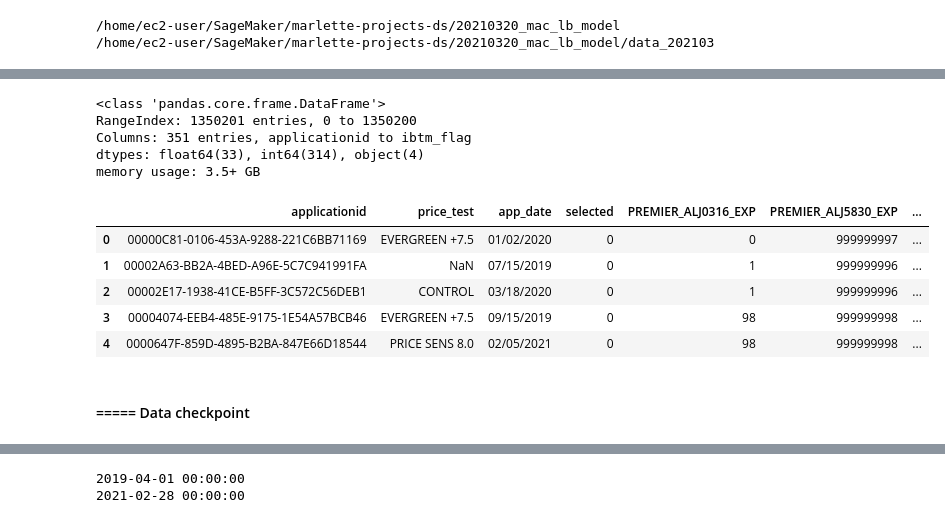
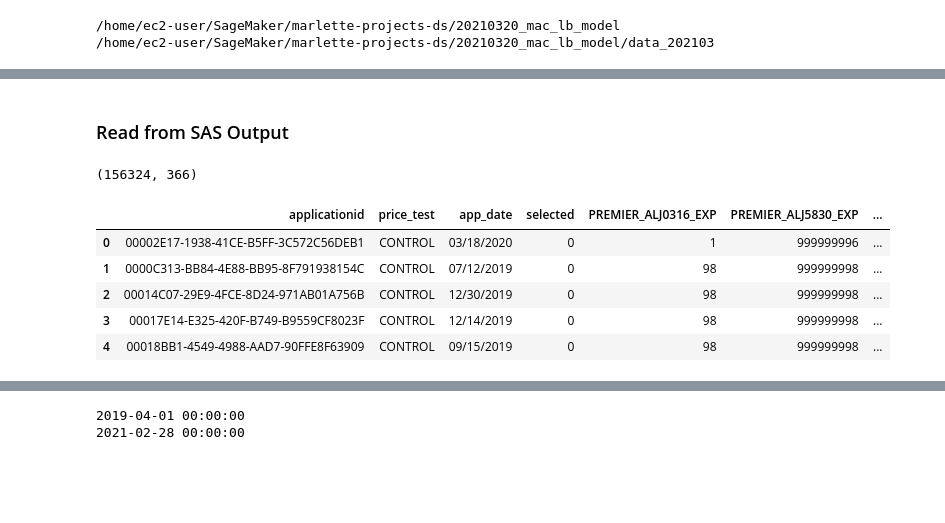
Before and after one commit to adriant42/mac_lb_model, a Jupyter notebook: 01_target_analysis.ipynb, the cells around one changed output, grey strips where cells are left out. Cells and saved outputs as stored; diff of their text form; code cells hidden in the pictures; blank space fills up the shorter version.

```diff
--- a/01_target_analysis.ipynb
+++ b/01_target_analysis.ipynb
@@ -48,20 +67,19 @@ print(data_path)
+# %% [markdown]
+### Read from SAS Output
 # %%
 # Read csv (SAS output)
 
-df1 = pd.read_csv(os.path.join(data_path, 'LB_MAC_DATA_V2.csv'), infer_datetime_format=True)
-df1.info()
+mac_df = pd.read_csv(os.path.join(data_path, 'LB_MAC_DATA_V5.csv'), infer_datetime_format=True)
+mac_df.shape
+# (156324, 366)
 # %% [output]
-<class 'pandas.core.frame.DataFrame'>
-RangeIndex: 1350201 entries, 0 to 1350200
-Columns: 351 entries, applicationid to ibtm_flag
-dtypes: float64(33), int64(314), object(4)
-memory usage: 3.5+ GB
+(156324, 366)
 # %%
-df1.head()
+mac_df.head()
 # %% [output]
 |  | applicationid | price_test | app_date | selected | PREMIER_ALJ0316_EXP | PREMIER_ALJ5830_EXP | ... |
-| 0 | 00000C81-0106-453A-9288-221C6BB71169 | EVERGREEN +7.5 | 01/02/2020 | 0 | 0 | 999999997 | ... |
-| 1 | 00002A63-BB2A-4BED-A96E-5C7C941991FA | NaN | 07/15/2019 | 0 | 1 | 999999996 | ... |
-| 2 | 00002E17-1938-41CE-B5FF-3C572C56DEB1 | CONTROL | 03/18/2020 | 0 | 1 | 999999996 | ... |
-| 3 | 00004074-EEB4-485E-9175-1E54A57BCB46 | EVERGREEN +7.5 | 09/15/2019 | 0 | 98 | 999999998 | ... |
-| 4 | 0000647F-859D-4895-B2BA-847E66D18544 | PRICE SENS 8.0 | 02/05/2021 | 0 | 98 | 999999998 | ... |
+| 0 | 00002E17-1938-41CE-B5FF-3C572C56DEB1 | CONTROL | 03/18/2020 | 0 | 1 | 999999996 | ... |
+| 1 | 0000C313-BB84-4E88-BB95-8F791938154C | CONTROL | 07/12/2019 | 0 | 98 | 999999998 | ... |
+| 2 | 00014C07-29E9-4FCE-8D24-971AB01A756B | CONTROL | 12/30/2019 | 0 | 98 | 999999998 | ... |
+| 3 | 00017E14-E325-420F-B749-B9559CF8023F | CONTROL | 12/14/2019 | 0 | 98 | 999999998 | ... |
+| 4 | 00018BB1-4549-4988-AAD7-90FFE8F63909 | CONTROL | 09/15/2019 | 0 | 98 | 999999998 | ... |
@@ -71,2 +85,0 @@ df1.reset_index(drop = True).to_feather(os.path.join(data_path, 'mac_data.feathe
-# %% [markdown]
-#### ===== Data checkpoint
```
Also changed, not shown: parts of 26 cells of this notebook, 1 other file.
